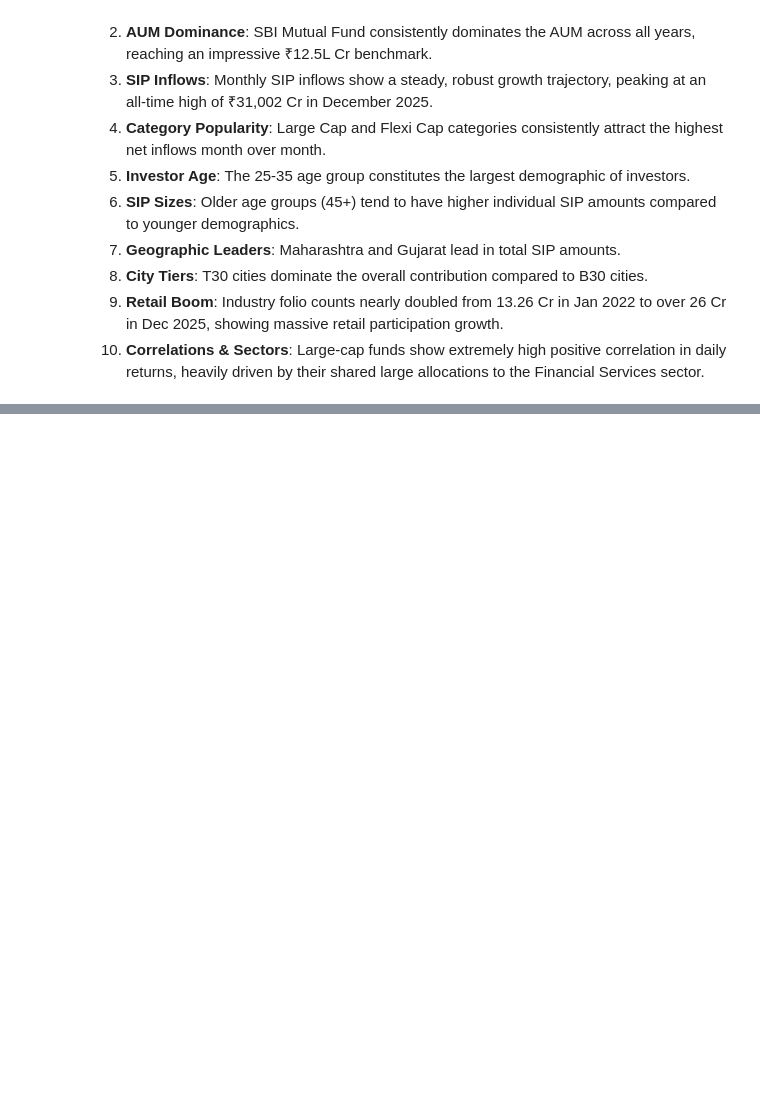
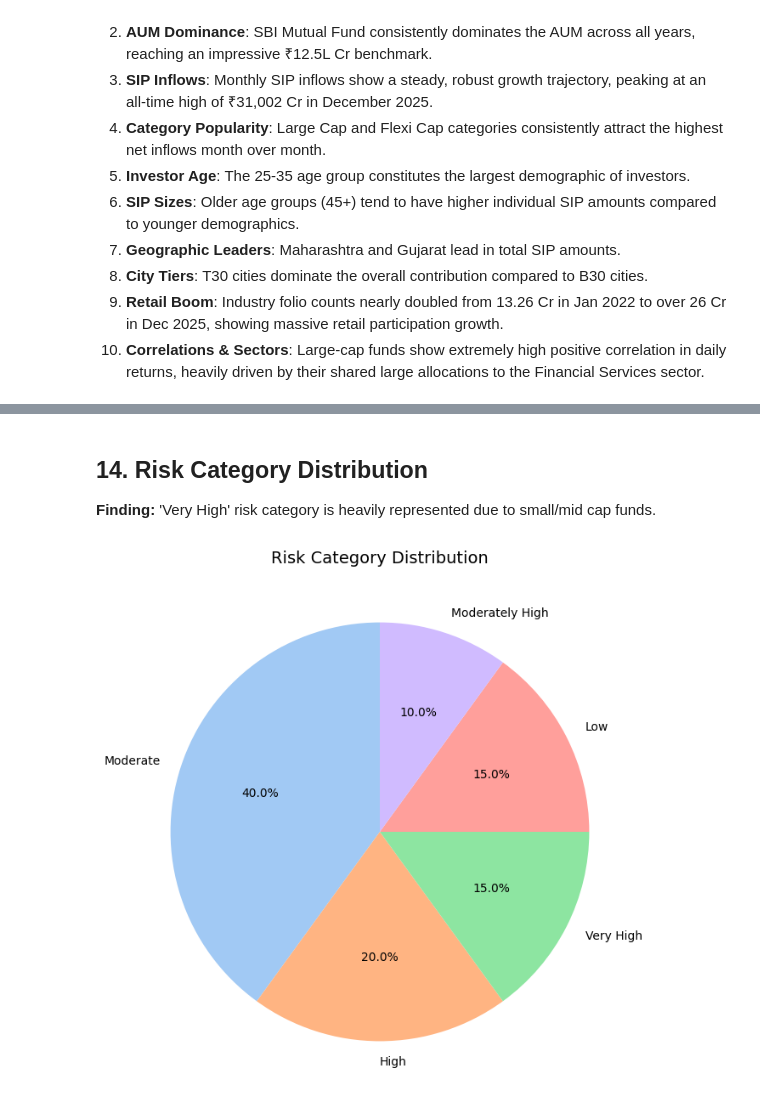
Before and after one commit to Adarsh-Kumar6534/Mutual-Fund-Analytics, a Jupyter notebook: notebooks/EDA_Analysis.ipynb, the cells around one changed output, grey strips where cells are left out. Saved outputs shown, nothing was run; the diff lists cells and outputs as text; code cells hidden in the pictures; blank space fills up the shorter version.

```diff
--- a/notebooks/EDA_Analysis.ipynb
+++ b/notebooks/EDA_Analysis.ipynb
@@ -256,0 +299,13 @@ plt.show()
+# %% [markdown]
+## 14. Risk Category Distribution
+**Finding:** 'Very High' risk category is heavily represented due to small/mid cap funds.
+# %%
+# 14. Risk Category
+risk_counts = df_fund['risk_category'].value_counts()
+plt.figure(figsize=(8, 8))
+plt.pie(risk_counts, labels=risk_counts.index, autopct='%1.1f%%', startangle=90, colors=sns.color_palette('pastel'))
+plt.title('Risk Category Distribution', fontsize=14)
+plt.savefig('../reports/charts/13_risk_category.png')
+plt.show()
+# %% [output]
+[figure, added]
```
Also changed, not shown: parts of 10 cells of this notebook, 8 other files.
